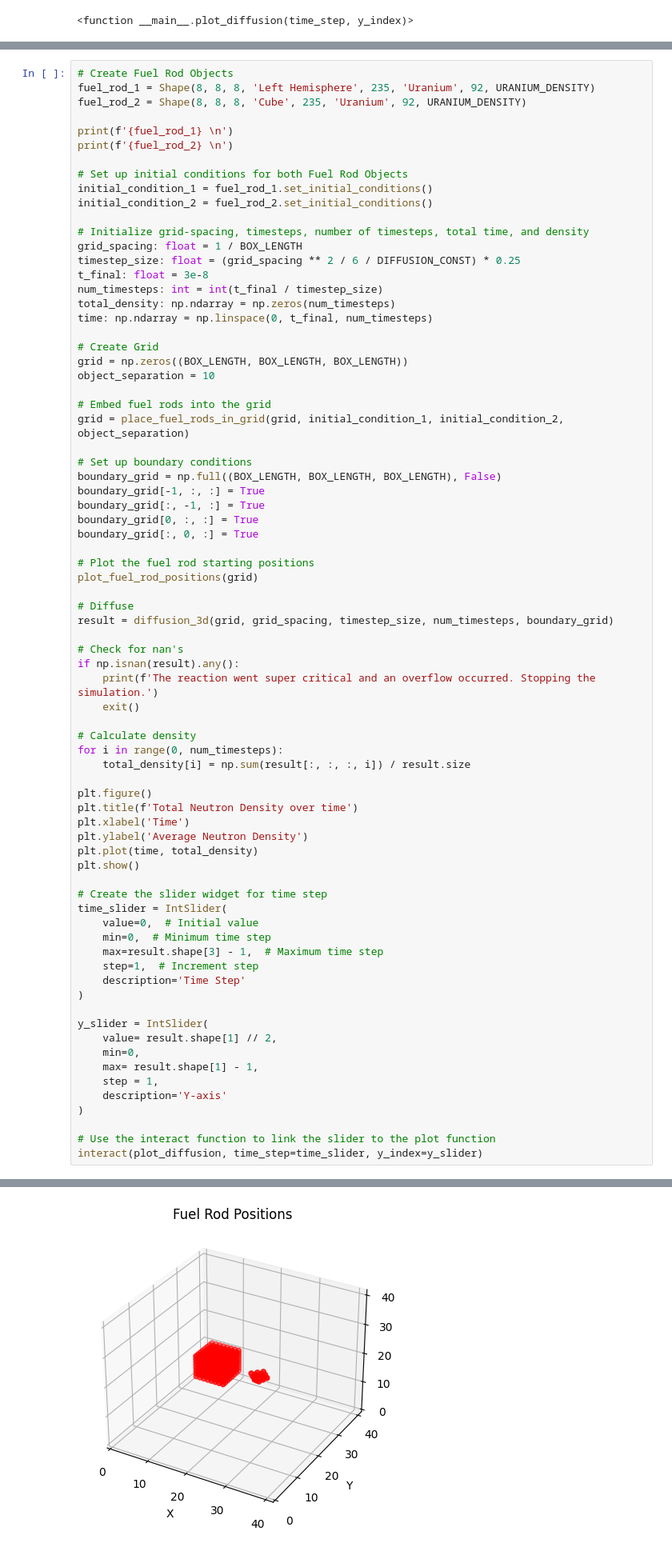
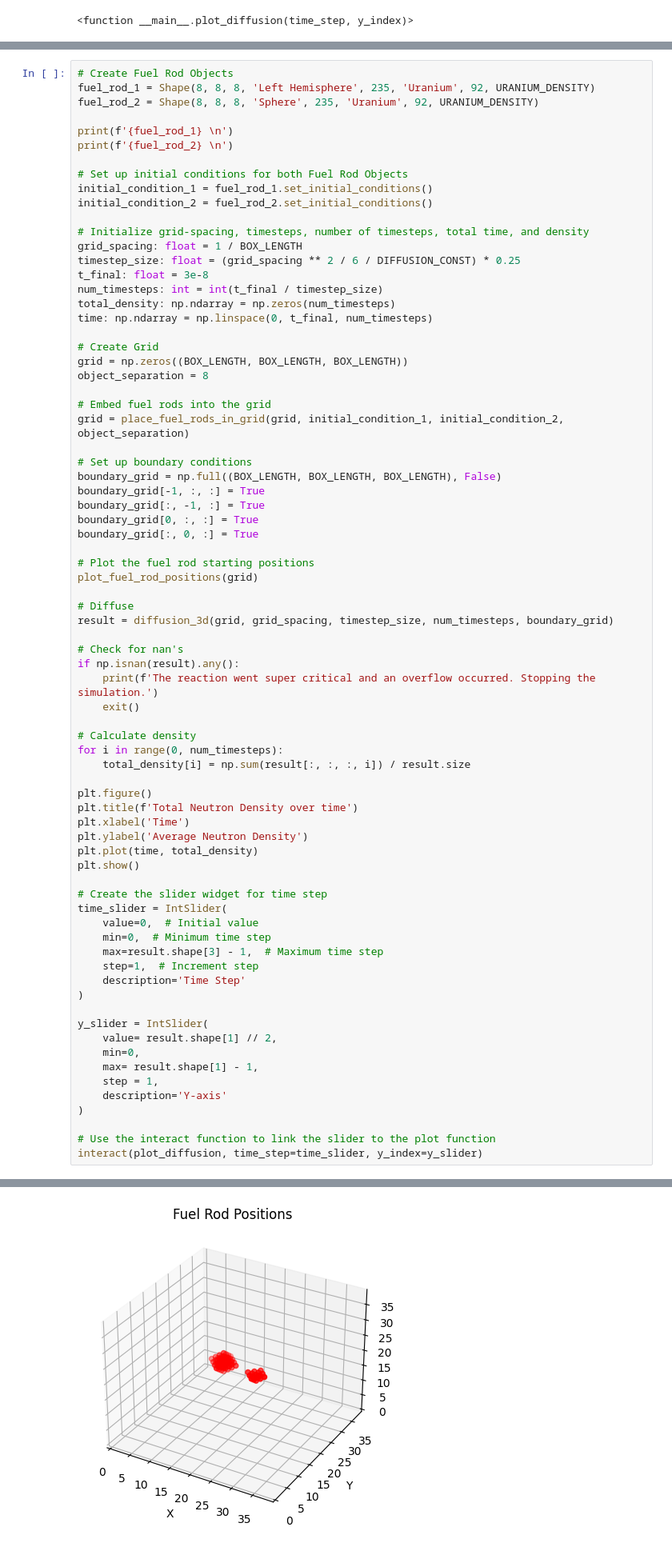
Before and after one commit to epetrimoulx/Neutron-Diffusion, a Jupyter notebook: Stationary/Neutron_Diffusion_Stationary.ipynb, the cells around one changed output, grey strips where cells are left out. Shown at 80% size. Drawn from its saved outputs; the diff is of its cells as text.

```diff
--- a/Stationary/Neutron_Diffusion_Stationary.ipynb
+++ b/Stationary/Neutron_Diffusion_Stationary.ipynb
@@ -934,7 +934,7 @@ The energy emitted/lost was 1.11e+13 J
 # %%
 # Create Fuel Rod Objects
 fuel_rod_1 = Shape(8, 8, 8, 'Left Hemisphere', 235, 'Uranium', 92, URANIUM_DENSITY)
-fuel_rod_2 = Shape(8, 8, 8, 'Cube', 235, 'Uranium', 92, URANIUM_DENSITY)
+fuel_rod_2 = Shape(8, 8, 8, 'Sphere', 235, 'Uranium', 92, URANIUM_DENSITY)
 
 print(f'{fuel_rod_1} \n')
 print(f'{fuel_rod_2} \n')
@@ -953,7 +953,7 @@ time: np.ndarray = np.linspace(0, t_final, num_timesteps)
 
 # Create Grid
 grid = np.zeros((BOX_LENGTH, BOX_LENGTH, BOX_LENGTH))
-object_separation = 10
+object_separation = 8
 
 # Embed fuel rods into the grid
 grid = place_fuel_rods_in_grid(grid, initial_condition_1, initial_condition_2, object_separation)
@@ -1024,4 +1024,4 @@ Shape: Cube
 Length: 8m
 Width: 8m
 Height: 8m
-[figure, old version]
+[figure, new version]
```
Also changed, not shown: parts of 13 cells of this notebook, 59 other files.
